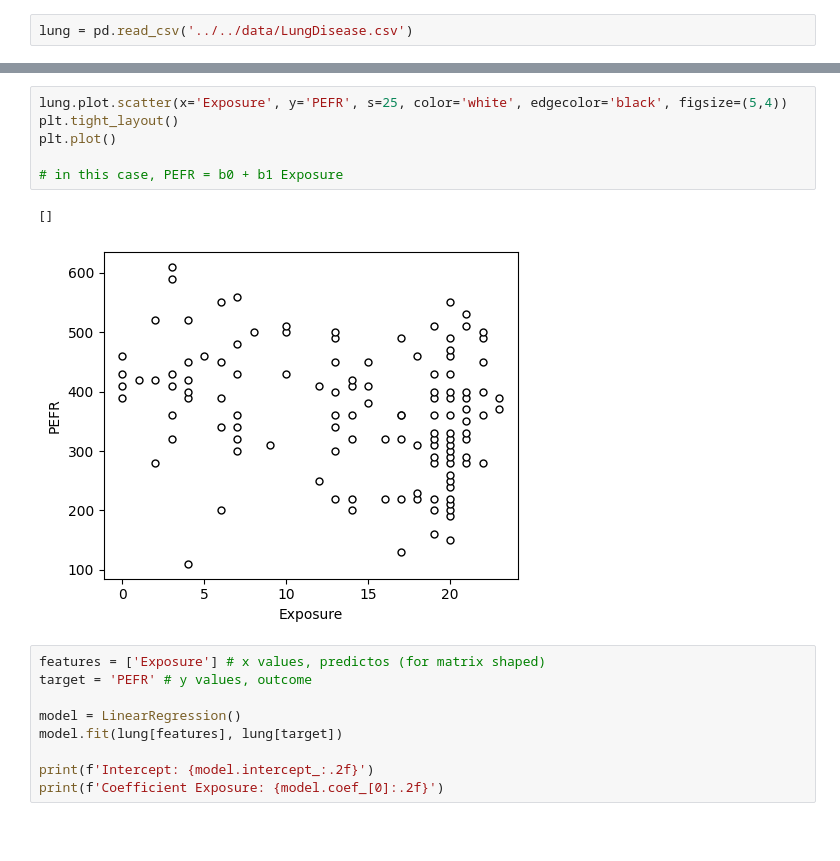
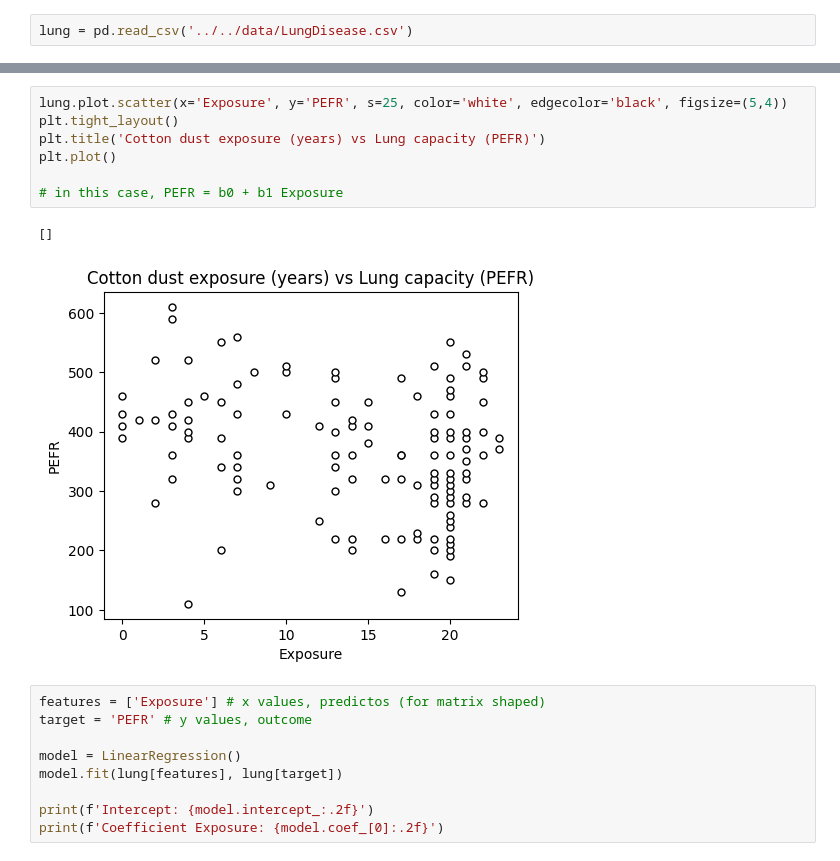
Before and after one commit to matuneville/practical-statistics-book, a Jupyter notebook: src/04-Regression_&_Prediction/chapter_04_py.ipynb, the cells around one changed output, grey strips where cells are left out. Saved outputs shown, nothing was run; the diff lists cells and outputs as text; blank space fills up the shorter version.

```diff
--- a/src/04-Regression_&_Prediction/chapter_04_py.ipynb
+++ b/src/04-Regression_&_Prediction/chapter_04_py.ipynb
@@ -15,12 +18,13 @@ $$Y = b_0 + b_1 X$$
 # %%
 lung.plot.scatter(x='Exposure', y='PEFR', s=25, color='white', edgecolor='black', figsize=(5,4))
 plt.tight_layout()
+plt.title('Cotton dust exposure (years) vs Lung capacity (PEFR)')
 plt.plot()
 
 # in this case, PEFR = b0 + b1 Exposure
 # %% [output]
 []
-[figure, old version]
+[figure, new version]
 # %%
 features = ['Exposure'] # x values, predictos (for matrix shaped)
 target = 'PEFR' # y values, outcome
```
Also changed, not shown: parts of 5 cells of this notebook.
